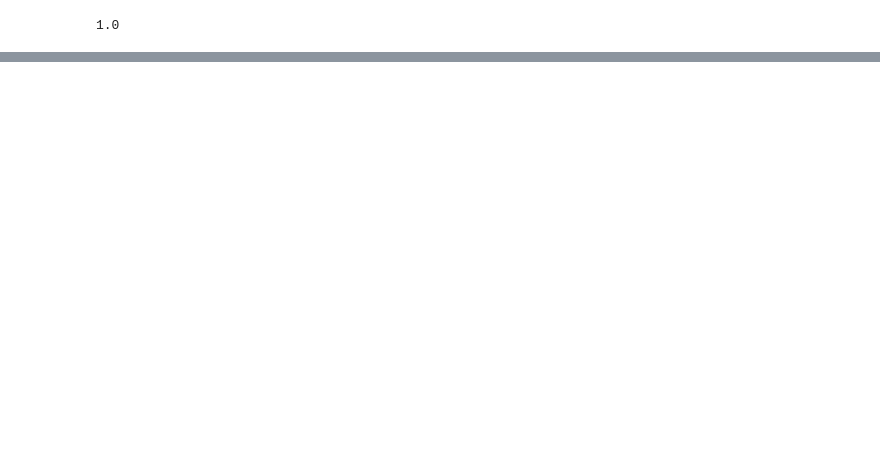
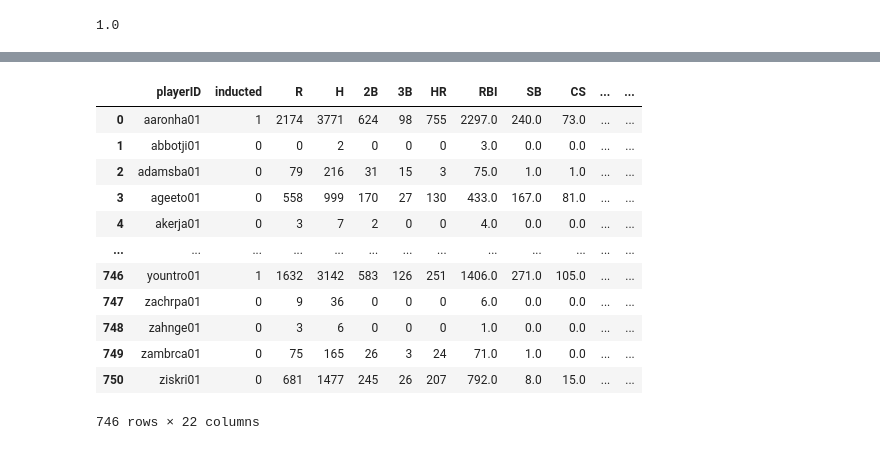
Before and after one commit to arivers444/Project_Finale, a Jupyter notebook: HOF_randomF.ipynb, the cells around one changed output, grey strips where cells are left out. Saved outputs shown, nothing was run; the diff lists cells and outputs as text; code cells hidden in the pictures; blank space fills up the shorter version.

```diff
--- a/HOF_randomF.ipynb
+++ b/HOF_randomF.ipynb
@@ -265,0 +387,16 @@ rf_model.feature_importances_.sum()
+# %%
+df2
+# %% [output]
+|  | playerID | inducted | R | H | 2B | 3B | HR | RBI | SB | CS | ... | ... |
+| 0 | aaronha01 | 1 | 2174 | 3771 | 624 | 98 | 755 | 2297.0 | 240.0 | 73.0 | ... | ... |
+| 1 | abbotji01 | 0 | 0 | 2 | 0 | 0 | 0 | 3.0 | 0.0 | 0.0 | ... | ... |
+| 2 | adamsba01 | 0 | 79 | 216 | 31 | 15 | 3 | 75.0 | 1.0 | 1.0 | ... | ... |
+| 3 | ageeto01 | 0 | 558 | 999 | 170 | 27 | 130 | 433.0 | 167.0 | 81.0 | ... | ... |
+| 4 | akerja01 | 0 | 3 | 7 | 2 | 0 | 0 | 4.0 | 0.0 | 0.0 | ... | ... |
+| ... | ... | ... | ... | ... | ... | ... | ... | ... | ... | ... | ... | ... |
+| 746 | yountro01 | 1 | 1632 | 3142 | 583 | 126 | 251 | 1406.0 | 271.0 | 105.0 | ... | ... |
+| 747 | zachrpa01 | 0 | 9 | 36 | 0 | 0 | 0 | 6.0 | 0.0 | 0.0 | ... | ... |
+| 748 | zahnge01 | 0 | 3 | 6 | 0 | 0 | 0 | 1.0 | 0.0 | 0.0 | ... | ... |
+| 749 | zambrca01 | 0 | 75 | 165 | 26 | 3 | 24 | 71.0 | 1.0 | 0.0 | ... | ... |
+| 750 | ziskri01 | 0 | 681 | 1477 | 245 | 26 | 207 | 792.0 | 8.0 | 15.0 | ... | ... |
+746 rows × 22 columns
```
Also changed, not shown: parts of 17 cells of this notebook.
